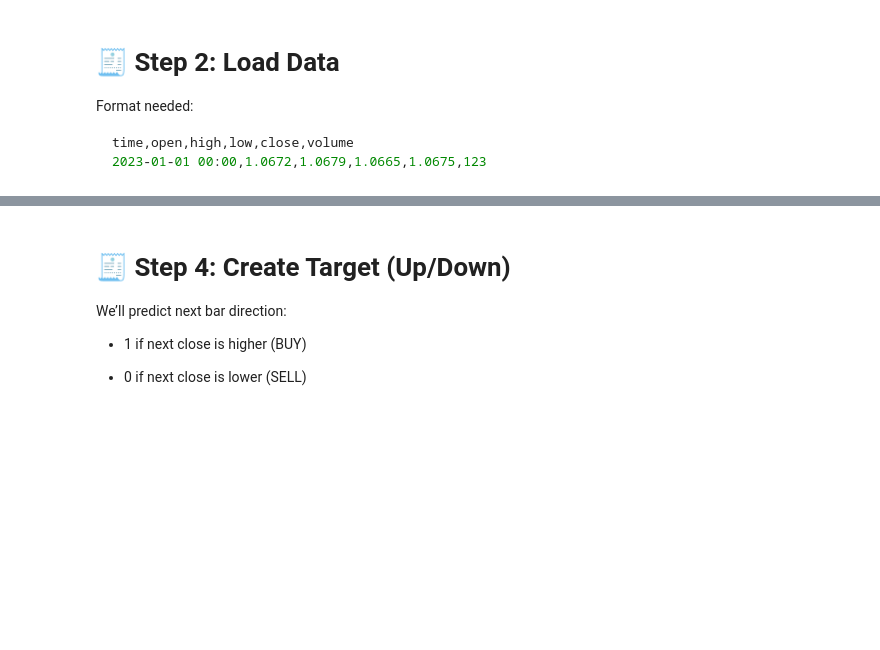
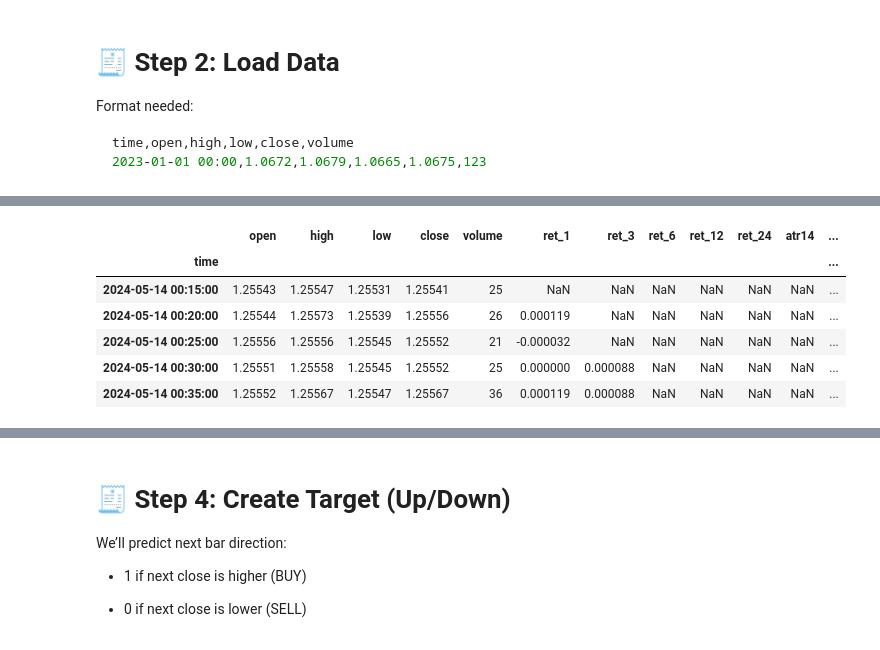
Before and after one commit to rasingollam/XGBoostPredictor, a Jupyter notebook: train/xgboost_trainer.ipynb, the cells around one changed output, grey strips where cells are left out. Cells and saved outputs as stored; diff of their text form; code cells hidden in the pictures; blank space fills up the shorter version.

```diff
--- a/train/xgboost_trainer.ipynb
+++ b/train/xgboost_trainer.ipynb
@@ -60,0 +137,31 @@ We’ll use some simple features first:
+# %%
+# Compute 14-period Relative Strength Index (RSI)
+# 1. Calculate price change between consecutive closes
+delta = df["close"].diff()
+
+# 2. Separate gains (up moves) and losses (down moves)
+gain = delta.clip(lower=0)      # positive changes; negative set to 0
+loss = -delta.clip(upper=0)     # negative changes (as positive values); positive set to 0
+
+# 3. Calculate rolling average gain and loss over 14 periods
+avg_gain = gain.rolling(14).mean()
+avg_loss = loss.rolling(14).mean()
+
+# 4. Compute Relative Strength (RS)
+rs = avg_gain / (avg_loss.replace(0, np.nan))  # avoid division by zero
+
+# 5. Convert RS to RSI using the standard formula
+df["rsi14"] = 100 - (100 / (1 + rs))
+
+# 6. Fill initial NaN values (from rolling window) with neutral value 50
+df["rsi14"] = df["rsi14"].fillna(50)
+
+df.head()
+# %% [output]
+|  | open | high | low | close | volume | ret_1 | ret_3 | ret_6 | ret_12 | ret_24 | atr14 | ... |
+| time |  |  |  |  |  |  |  |  |  |  |  | ... |
+| 2024-05-14 00:15:00 | 1.25543 | 1.25547 | 1.25531 | 1.25541 | 25 | NaN | NaN | NaN | NaN | NaN | NaN | ... |
+| 2024-05-14 00:20:00 | 1.25544 | 1.25573 | 1.25539 | 1.25556 | 26 | 0.000119 | NaN | NaN | NaN | NaN | NaN | ... |
+| 2024-05-14 00:25:00 | 1.25556 | 1.25556 | 1.25545 | 1.25552 | 21 | -0.000032 | NaN | NaN | NaN | NaN | NaN | ... |
+| 2024-05-14 00:30:00 | 1.25551 | 1.25558 | 1.25545 | 1.25552 | 25 | 0.000000 | 0.000088 | NaN | NaN | NaN | NaN | ... |
+| 2024-05-14 00:35:00 | 1.25552 | 1.25567 | 1.25547 | 1.25567 | 36 | 0.000119 | 0.000088 | NaN | NaN | NaN | NaN | ... |
```
Also changed, not shown: parts of 17 cells of this notebook.
